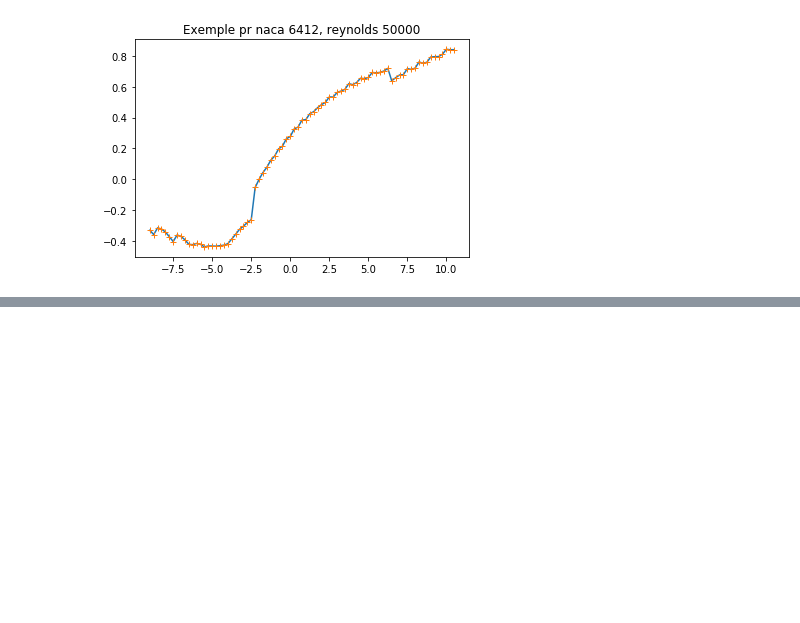
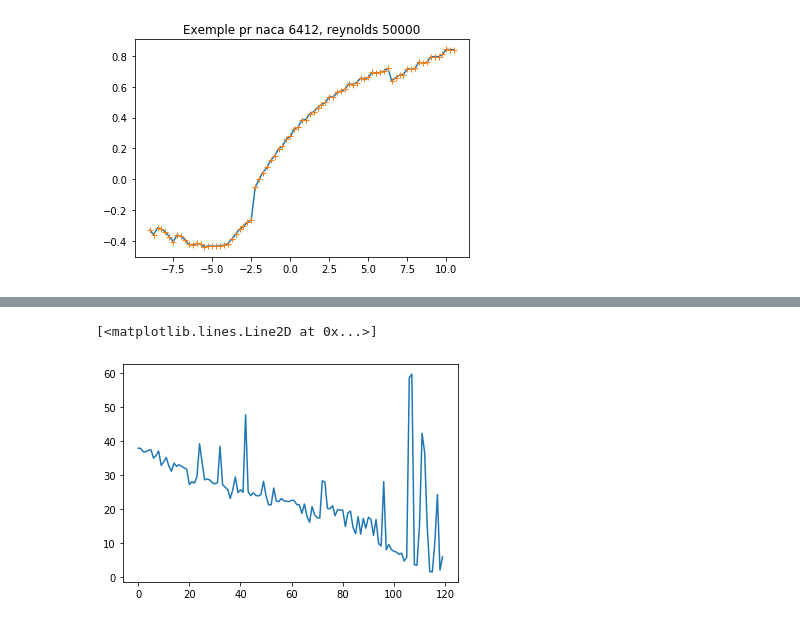
Before and after one commit to eliesls/Mecaero_Groupe3, a Jupyter notebook: Optim.ipynb, the cells around one changed output, grey strips where cells are left out. Cells and saved outputs as stored; diff of their text form; code cells hidden in the pictures; blank space fills up the shorter version.

```diff
--- a/Optim.ipynb
+++ b/Optim.ipynb
@@ -314,0 +611,7 @@ KeyboardInterrupt:
+# %%
+f = BarycentricInterpolator(np.linspace(0.01,0.06,120),L_v['4412'])
+# %%
+plt.plot(f(np.linspace(0.01,0.06,120)))
+# %% [output]
+[<matplotlib.lines.Line2D at 0x...>]
+[figure, added]
```
Also changed, not shown: parts of 18 cells of this notebook, 11 other files.
